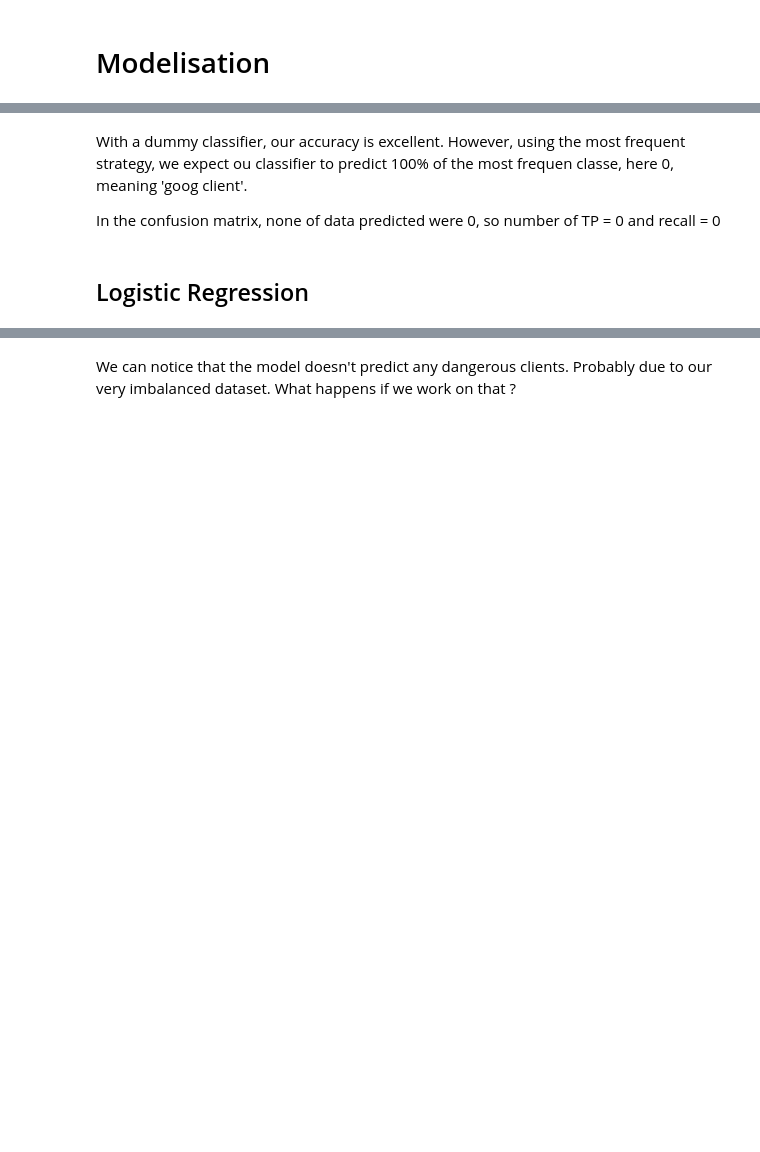
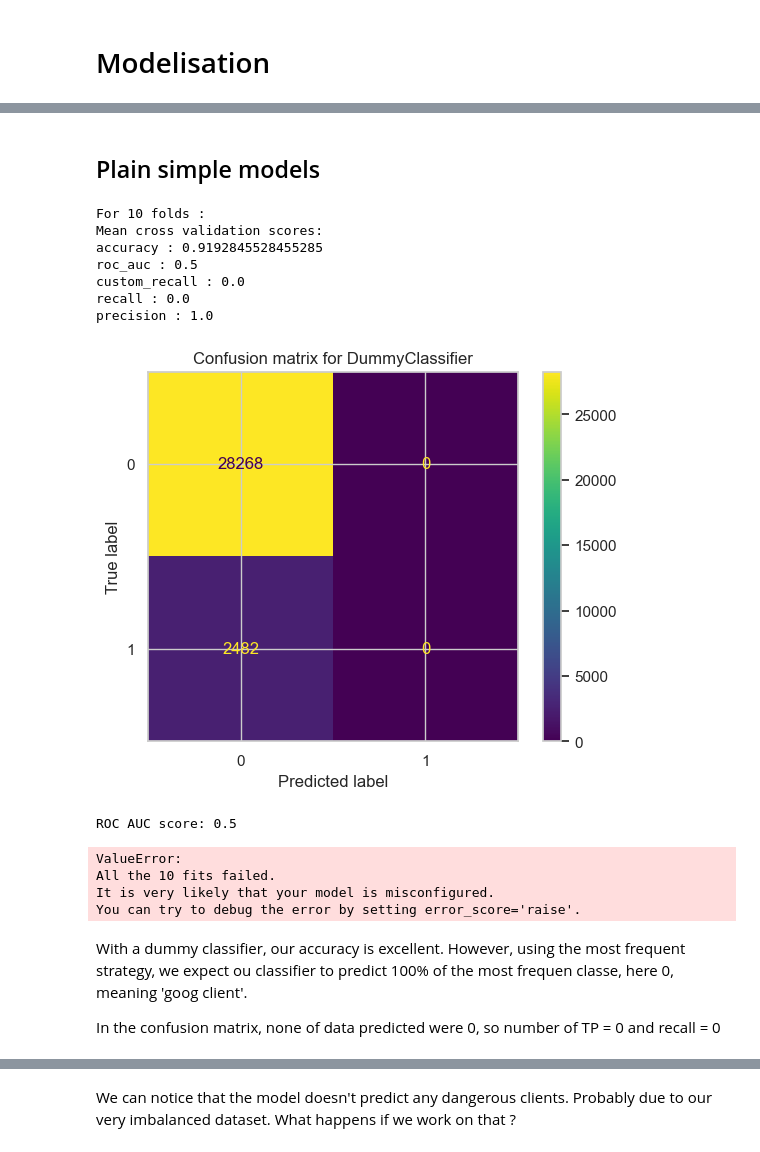
Before and after one commit to Laeti-dev/P4_Credit-Scoring-Model, a Jupyter notebook: ikusawa_laetitia_1_notebook_0824.ipynb, the cells around one changed output, grey strips where cells are left out. Saved outputs shown, nothing was run; the diff lists cells and outputs as text; code cells hidden in the pictures; blank space fills up the shorter version.

Commit message:
WIP restucture project for using pipeline

```diff
--- a/ikusawa_laetitia_1_notebook_0824.ipynb
+++ b/ikusawa_laetitia_1_notebook_0824.ipynb
@@ -782,5 +725,15 @@ train = scaler.transform(subset)
 # Modelisation
 # %%
 # Creat a dataframe that will store the results
-results = pd.DataFrame(columns=["Model", "Balance_technique", "ROC_AUC", "Custom_F1"])
+results = pd.DataFrame(
+    columns=[
+        "Model",
+        "Sampling_strategy",
+        "Accuracy",
+        "precision",
+        "recall",
+        "Custom_recall",
+        "ROC_AUC",
+    ]
+)
 # %%
@@ -856,6 +845,0 @@ y_train = subset["TARGET"]
-# %%
-from sklearn.dummy import DummyClassifier
-
-estimator = DummyClassifier(strategy="most_frequent")
-
-results = train_model(X_train, y_train, estimator, results, score='accuracy')
@@ -871,0 +890,8 @@ ROC AUC score: 0.5
+# %%
+# Create a subset of 10% of our training dataset respecting the target distribution
+print("For a small subset keeping 10% of the data.")
+X_small, y_small = subset_data(train, 0.9)
+print("For a small subset with a different random state.")
+X_random, y_random = subset_data(train, 0.9, random_state=0)
+print("For a big subset keeping 20% of the data.")
+X_big, y_big = subset_data(train, 0.2)
@@ -872,6 +916,35 @@ ROC AUC score: 0.5
+# %% [markdown]
+## Plain simple models
+# %%
+from sklearn.pipeline import Pipeline
+from sklearn.preprocessing import MinMaxScaler
+from sklearn.dummy import DummyClassifier
+from sklearn.linear_model import LogisticRegression
+from IPython.display import display
+
+
+simple_models = [DummyClassifier(strategy="most_frequent"), LogisticRegression()]
+
+for model in simple_models :
+    pipeline = Pipeline(steps=[("scaler", MinMaxScaler()), ("model", model)])
+    results = train_model(X_small, y_small, model, results)
+
+display(results)
+# %% [output]
+For 10 folds :
+Mean cross validation scores:
+accuracy : 0.9192845528455285
+roc_auc : 0.5
+custom_recall : 0.0
+recall : 0.0
+precision : 1.0
+[figure, added]
+ROC AUC score: 0.5
+ValueError:
+All the 10 fits failed.
+It is very likely that your model is misconfigured.
+You can try to debug the error by setting error_score='raise'.
 # %% [markdown]
 With a dummy classifier, our accuracy is excellent. However, using the most frequent strategy, we expect ou classifier to predict 100% of the most frequen classe, here 0, meaning 'goog client'.
 
 In the confusion matrix, none of data predicted were 0, so number of TP = 0 and recall = 0
-# %% [markdown]
-## Logistic Regression
```
Also changed, not shown: parts of 50 cells of this notebook.
